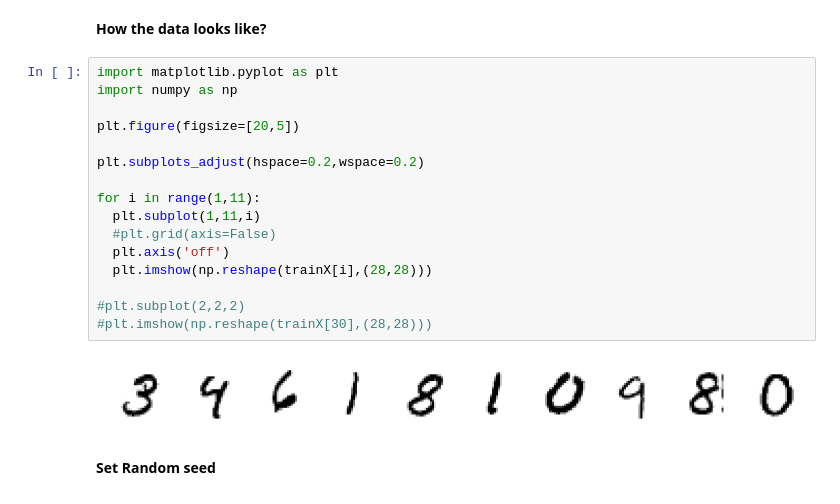
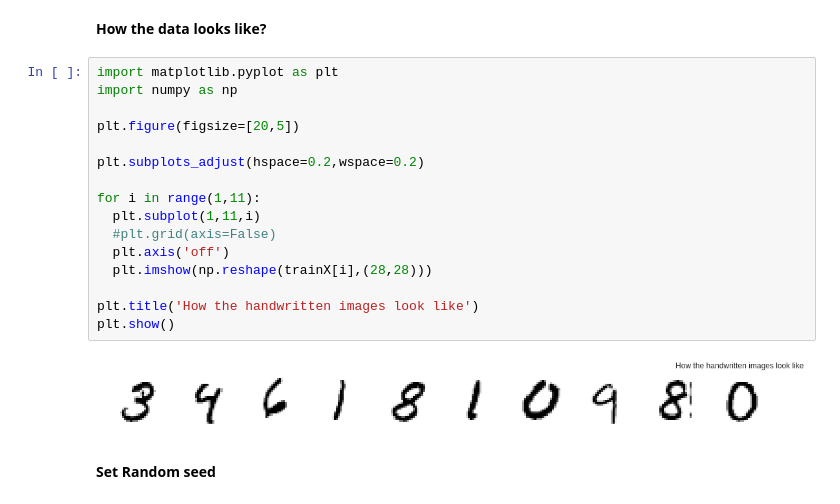
Before and after one commit to sayakgis/CSS, a Jupyter notebook: MNIST_CNN.ipynb, the cells around one changed output. Drawn from its saved outputs; the diff is of its cells as text.

```diff
--- a/MNIST_CNN.ipynb
+++ b/MNIST_CNN.ipynb
@@ -62,21 +62,21 @@ Test Y size: (10000, 10)
 # %%
 import matplotlib.pyplot as plt
 import numpy as np
 
 plt.figure(figsize=[20,5])
 
 plt.subplots_adjust(hspace=0.2,wspace=0.2)
 
 for i in range(1,11):
   plt.subplot(1,11,i)
   #plt.grid(axis=False)
   plt.axis('off')
   plt.imshow(np.reshape(trainX[i],(28,28)))
 
-#plt.subplot(2,2,2)
-#plt.imshow(np.reshape(trainX[30],(28,28)))
+plt.title('How the handwritten images look like')
+plt.show()
 # %% [output]
-[figure, old version]
+[figure, new version]
 # %% [markdown]
 **Set Random seed**
 # %%
```
Also changed, not shown: parts of 34 cells of this notebook.
